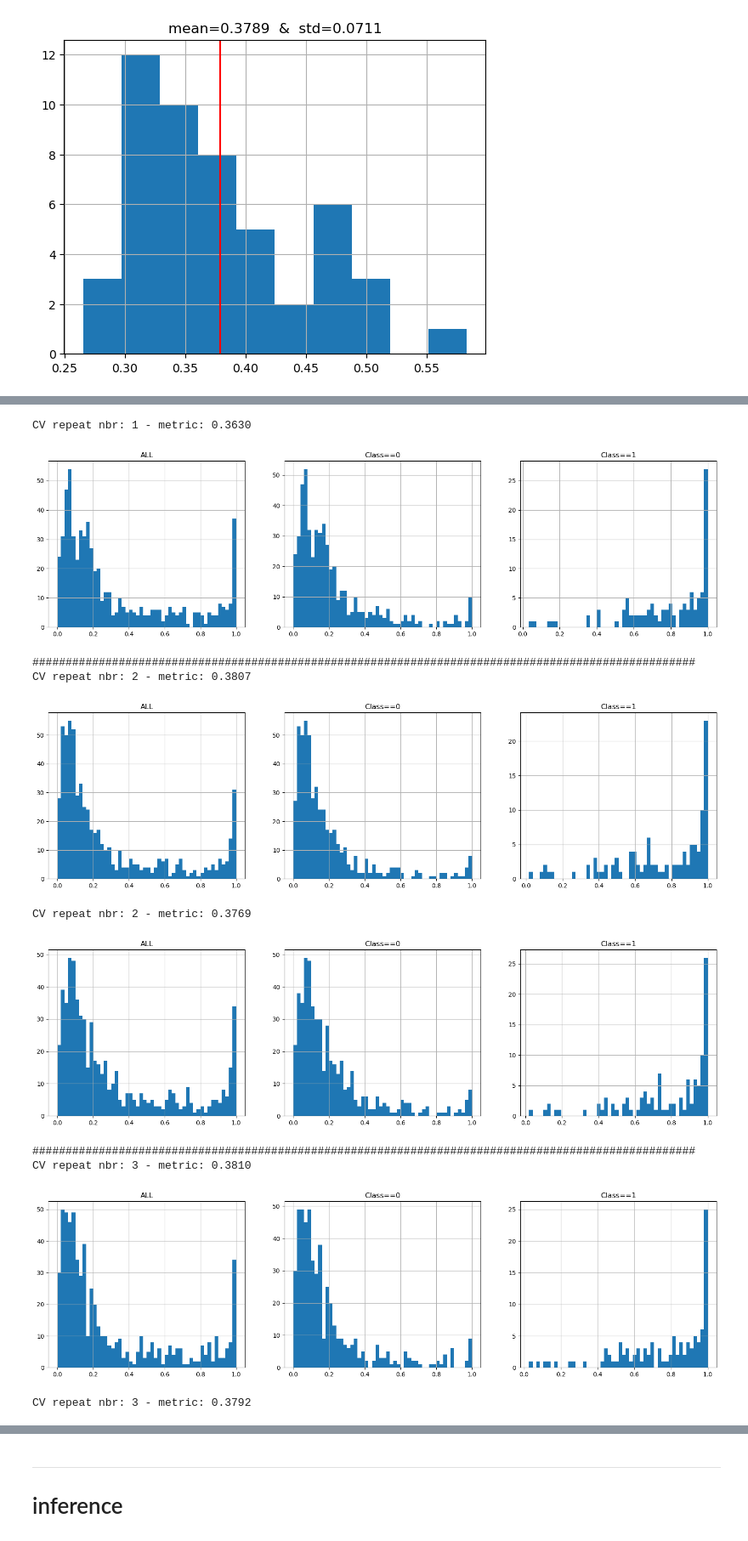
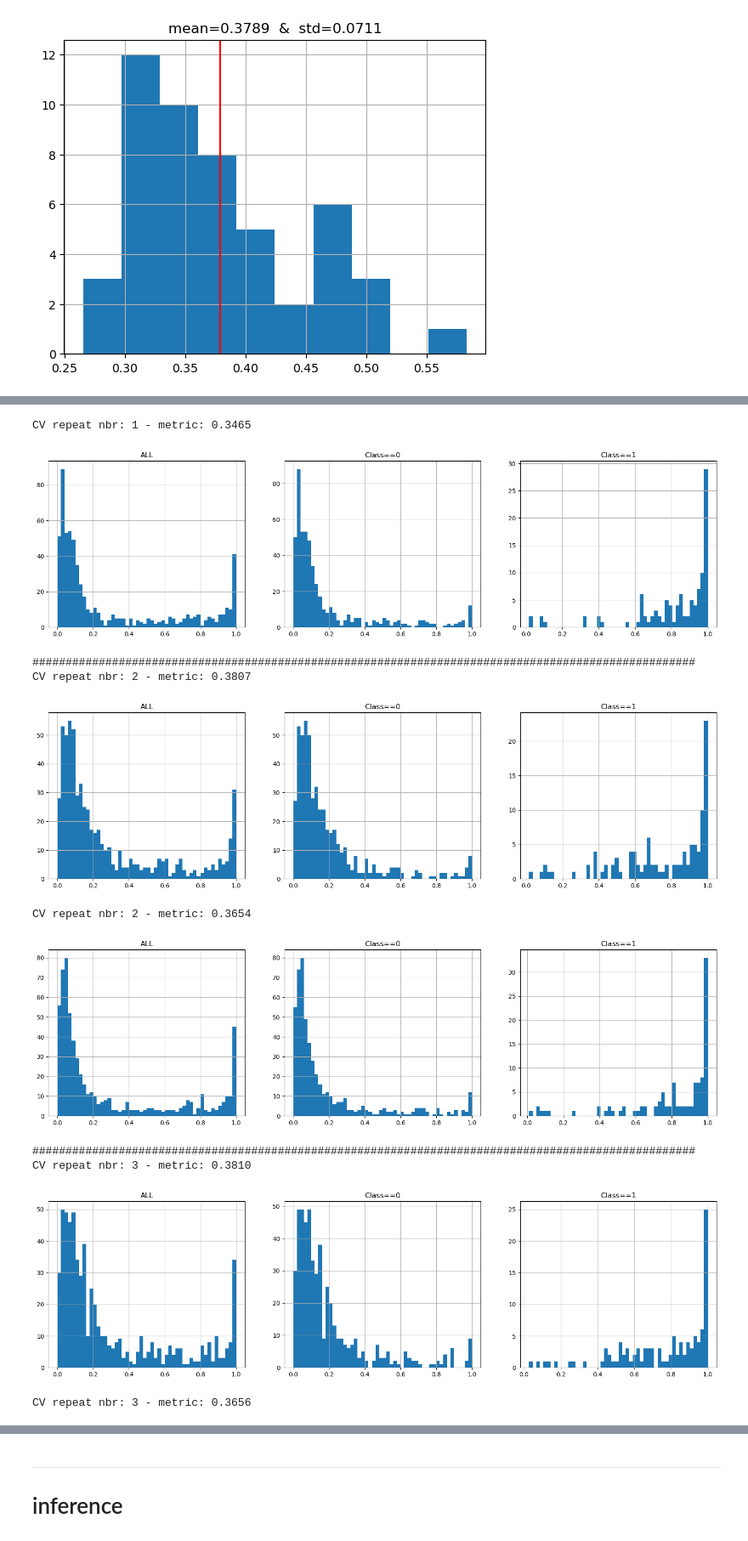
Before and after one commit to mavillan/icr-identify-age-related-conditions, a Jupyter notebook: train/iarc-xgb-gblinear.ipynb, the cells around one changed output, grey strips where cells are left out. Shown: that part at 85% size. Cells and saved outputs as stored; diff of their text form; code cells hidden in the pictures.

```diff
--- a/train/iarc-xgb-gblinear.ipynb
+++ b/train/iarc-xgb-gblinear.ipynb
@@ -266,0 +224,2 @@ display(scale_factor)
+# %%
+calib_params = optimize_calibration(oof_dfs)
@@ -267,7 +229,7 @@ display(scale_factor)
 # %%
 for i,oof in enumerate(oof_dfs):
     print("#"*100)
-    oof = oof.copy()
+    oof = oof.copy(deep=True)
 
     metric = balanced_logloss_(oof.pred_proba.values, oof.Class.values)
     print(f"CV repeat nbr: {i+1} - metric: {metric:0.4f}")
@@ -287,43 +249,43 @@ for i,oof in enumerate(oof_dfs):
     oof.query("Class==1").pred_proba.hist(bins=50)
 
     plt.show()
 
-    p0 = 1 - oof.pred_proba.values.copy()
-    p1 = oof.pred_proba.values.copy()
-    p1 *= scale_factor
-    scaled_p1 = p1 / (p0+p1)
-    oof["pred_proba"] = scaled_p1
+    calib_p1 = calibrate_probs(
+        oof.pred_proba.values,
+        **calib_params
+    )
+    oof["pred_proba"] = calib_p1
 
     metric = balanced_logloss_(oof.pred_proba.values, oof.Class.values)
     print(f"CV repeat nbr: {i+1} - metric: {metric:0.4f}")
 
     plt.figure(figsize=(20,5))
 
     plt.subplot(1,3,1)
     plt.title("ALL")
     oof.pred_proba.hist(bins=50)
 
     plt.subplot(1,3,2)
     plt.title("Class==0")
     oof.query("Class==0").pred_proba.hist(bins=50)
 
     plt.subplot(1,3,3)
     plt.title("Class==1")
     oof.query("Class==1").pred_proba.hist(bins=50)
 
     plt.show()
 # %% [output]
 ####################################################################################################
 CV repeat nbr: 1 - metric: 0.3660
 [figure]
-CV repeat nbr: 1 - metric: 0.3630
+CV repeat nbr: 1 - metric: 0.3465
-[figure, old version]
+[figure, new version]
 ####################################################################################################
 CV repeat nbr: 2 - metric: 0.3807
 [figure]
-CV repeat nbr: 2 - metric: 0.3769
+CV repeat nbr: 2 - metric: 0.3654
-[figure, old version]
+[figure, new version]
 ####################################################################################################
 CV repeat nbr: 3 - metric: 0.3810
 [figure]
-CV repeat nbr: 3 - metric: 0.3792
+CV repeat nbr: 3 - metric: 0.3656
```
Also changed, not shown: parts of 9 cells of this notebook.
